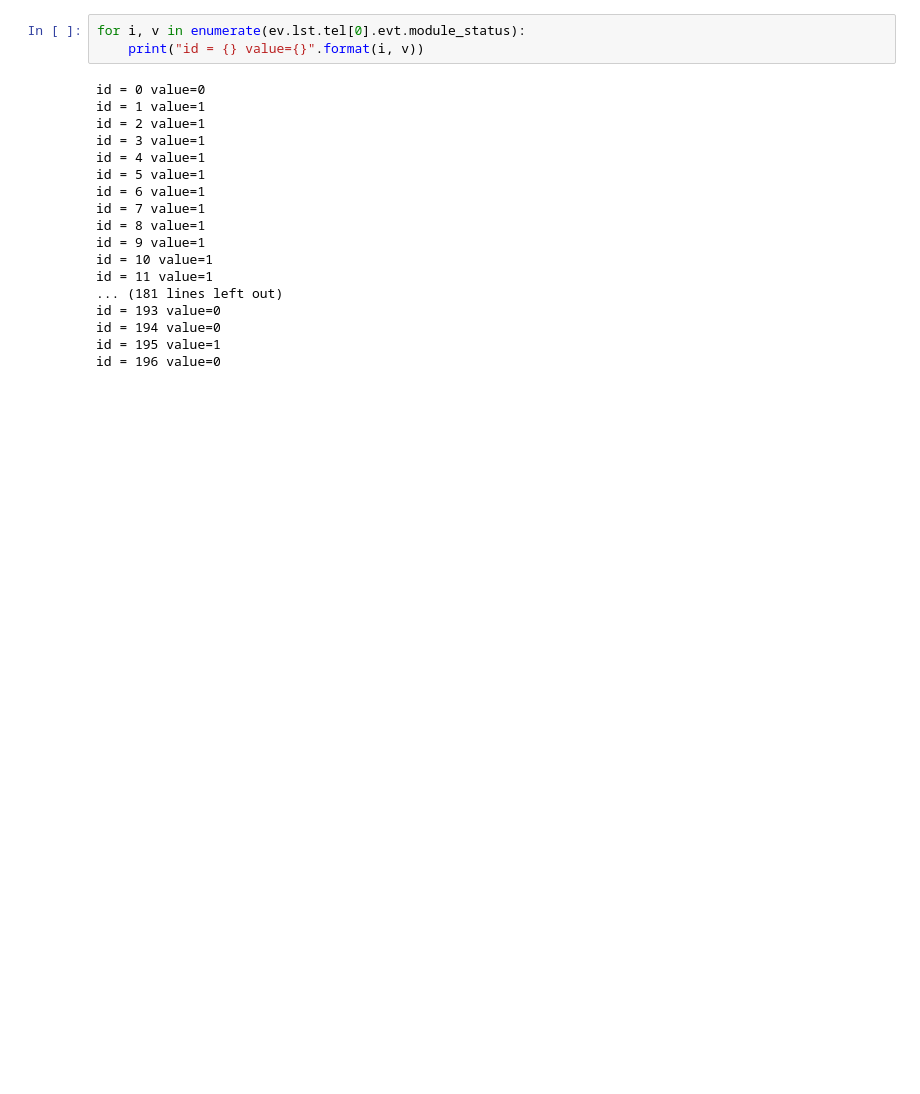
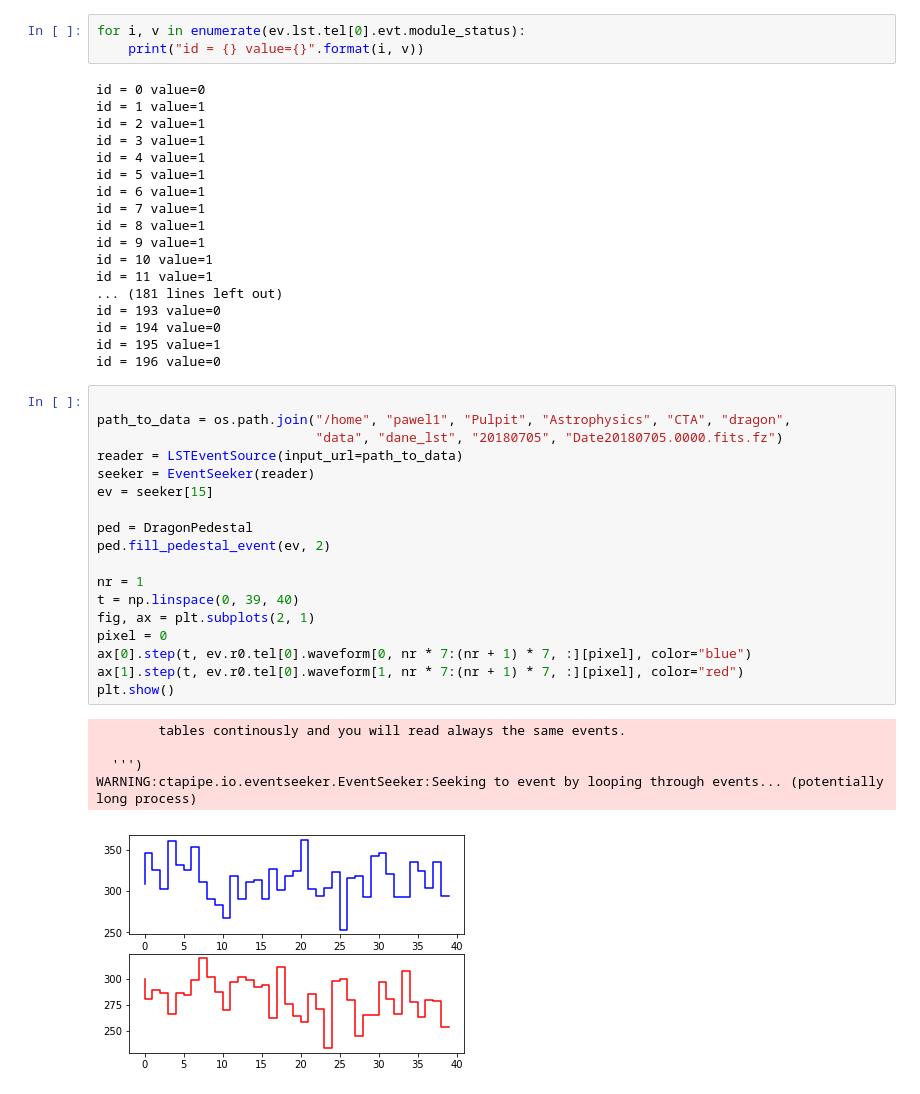
Before and after one commit to pawel21/ctapipe, a Jupyter notebook: examples/notebooks/calib_dragon_pedestal.ipynb, the cells around one changed output. Cells and saved outputs as stored; diff of their text form; blank space fills up the shorter version.

```diff
--- a/examples/notebooks/calib_dragon_pedestal.ipynb
+++ b/examples/notebooks/calib_dragon_pedestal.ipynb
@@ -208,3 +209,27 @@ id = 193 value=0
 id = 194 value=0
 id = 195 value=1
 id = 196 value=0
+# %%
+
+path_to_data = os.path.join("/home", "pawel1", "Pulpit", "Astrophysics", "CTA", "dragon",
+                            "data", "dane_lst", "20180705", "Date20180705.0000.fits.fz")
+reader = LSTEventSource(input_url=path_to_data)
+seeker = EventSeeker(reader)
+ev = seeker[15]
+
+ped = DragonPedestal
+ped.fill_pedestal_event(ev, 2)
+
+nr = 1
+t = np.linspace(0, 39, 40)
+fig, ax = plt.subplots(2, 1)
+pixel = 0
+ax[0].step(t, ev.r0.tel[0].waveform[0, nr * 7:(nr + 1) * 7, :][pixel], color="blue")
+ax[1].step(t, ev.r0.tel[0].waveform[1, nr * 7:(nr + 1) * 7, :][pixel], color="red")
+plt.show()
+# %% [output]
+        tables continously and you will read always the same events.
+
+  ''')
+WARNING:ctapipe.io.eventseeker.EventSeeker:Seeking to event by looping through events... (potentially long process)
+[figure, added]
```
Also changed, not shown: parts of 2 cells of this notebook, 3 other files.
